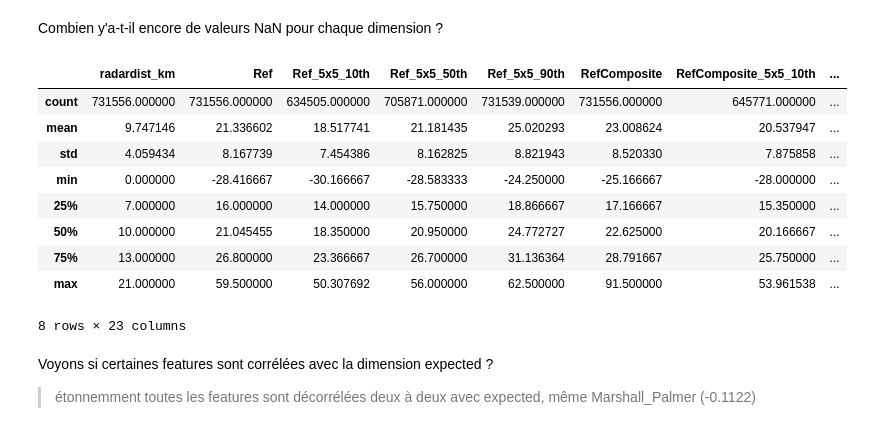
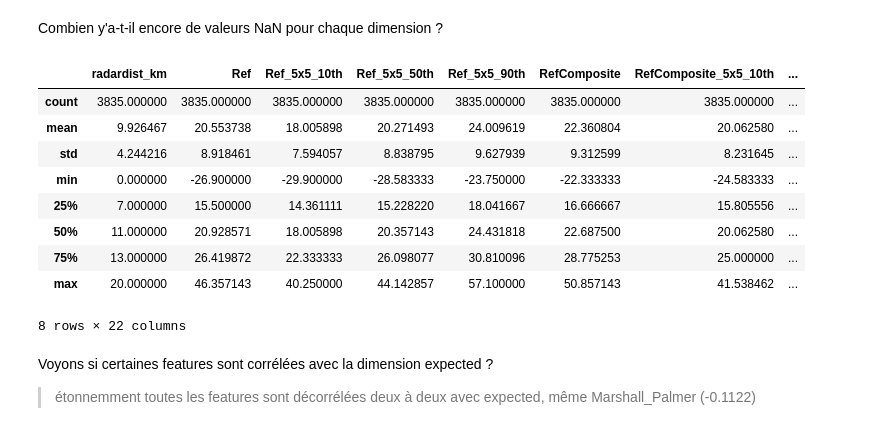
Before and after one commit to Cadene/FDMS, a Jupyter notebook: TME3/FDMS_Kaggle_CadeneChen.ipynb, the cells around one changed output. Drawn from its saved outputs; the diff is of its cells as text; code cells hidden in the pictures.

```diff
--- a/TME3/FDMS_Kaggle_CadeneChen.ipynb
+++ b/TME3/FDMS_Kaggle_CadeneChen.ipynb
@@ -315,0 +382,5 @@ dfFeatures.to_csv('dfFeatures.csv', header=True)
+# %%
+size = len(df)
+pc = .10 # 0.5% -> 2h pour tout process
+dfTry = df[:int(size * pc)]
+len(dfTry)
@@ -315,0 +394,20 @@ dfFeatures.to_csv('dfFeatures.csv', header=True)
+# %%
+f_interpolable = ['Ref', 'Ref_5x5_10th', 'Ref_5x5_50th',
+       'Ref_5x5_90th', 'RefComposite', 'RefComposite_5x5_10th',
+       'RefComposite_5x5_50th', 'RefComposite_5x5_90th', 'RhoHV',
+       'RhoHV_5x5_10th', 'RhoHV_5x5_50th', 'RhoHV_5x5_90th', 'Zdr',
+       'Zdr_5x5_10th', 'Zdr_5x5_50th', 'Zdr_5x5_90th', 'Kdp',
+       'Kdp_5x5_10th', 'Kdp_5x5_50th', 'Kdp_5x5_90th']
+# %%
+%%time
+def myfunc(seq):
+    seq = seq.sort('minutes_past', ascending=True)
+    mp = marshall_palmer(seq['Ref'], seq['minutes_past'])
+    for f_name in f_interpolable:
+        seq[f_name] = seq[f_name].interpolate()
+    rslt = seq.mean()
+    rslt['Marshall_Palmer'] = mp
+    return rslt
+
+f_df = dfTry
+f_df = f_df.groupby(f_df.index).apply(myfunc)
@@ -316,18 +417,18 @@ dfFeatures.to_csv('dfFeatures.csv', header=True)
 # %% [markdown]
 Combien y'a-t-il encore de valeurs NaN pour chaque dimension ?
 # %%
-dfFeatures.describe()
+f_df.describe()
 # %% [output]
 |  | radardist_km | Ref | Ref_5x5_10th | Ref_5x5_50th | Ref_5x5_90th | RefComposite | RefComposite_5x5_10th | ... |
-| count | 731556.000000 | 731556.000000 | 634505.000000 | 705871.000000 | 731539.000000 | 731556.000000 | 645771.000000 | ... |
-| mean | 9.747146 | 21.336602 | 18.517741 | 21.181435 | 25.020293 | 23.008624 | 20.537947 | ... |
-| std | 4.059434 | 8.167739 | 7.454386 | 8.162825 | 8.821943 | 8.520330 | 7.875858 | ... |
-| min | 0.000000 | -28.416667 | -30.166667 | -28.583333 | -24.250000 | -25.166667 | -28.000000 | ... |
-| 25% | 7.000000 | 16.000000 | 14.000000 | 15.750000 | 18.866667 | 17.166667 | 15.350000 | ... |
-| 50% | 10.000000 | 21.045455 | 18.350000 | 20.950000 | 24.772727 | 22.625000 | 20.166667 | ... |
-| 75% | 13.000000 | 26.800000 | 23.366667 | 26.700000 | 31.136364 | 28.791667 | 25.750000 | ... |
-| max | 21.000000 | 59.500000 | 50.307692 | 56.000000 | 62.500000 | 91.500000 | 53.961538 | ... |
+| count | 3835.000000 | 3835.000000 | 3835.000000 | 3835.000000 | 3835.000000 | 3835.000000 | 3835.000000 | ... |
+| mean | 9.926467 | 20.553738 | 18.005898 | 20.271493 | 24.009619 | 22.360804 | 20.062580 | ... |
+| std | 4.244216 | 8.918461 | 7.594057 | 8.838795 | 9.627939 | 9.312599 | 8.231645 | ... |
+| min | 0.000000 | -26.900000 | -29.900000 | -28.583333 | -23.750000 | -22.333333 | -24.583333 | ... |
+| 25% | 7.000000 | 15.500000 | 14.361111 | 15.228220 | 18.041667 | 16.666667 | 15.805556 | ... |
+| 50% | 11.000000 | 20.928571 | 18.005898 | 20.357143 | 24.431818 | 22.687500 | 20.062580 | ... |
+| 75% | 13.000000 | 26.419872 | 22.333333 | 26.098077 | 30.810096 | 28.775253 | 25.000000 | ... |
+| max | 20.000000 | 46.357143 | 40.250000 | 44.142857 | 57.100000 | 50.857143 | 41.538462 | ... |
-8 rows × 23 columns
+8 rows × 22 columns
 # %% [markdown]
 Voyons si certaines features sont corrélées avec la dimension expected ?
 > étonnemment toutes les features sont décorrélées deux à deux avec expected, même Marshall_Palmer (-0.1122)
```
Also changed, not shown: parts of 49 cells of this notebook.
